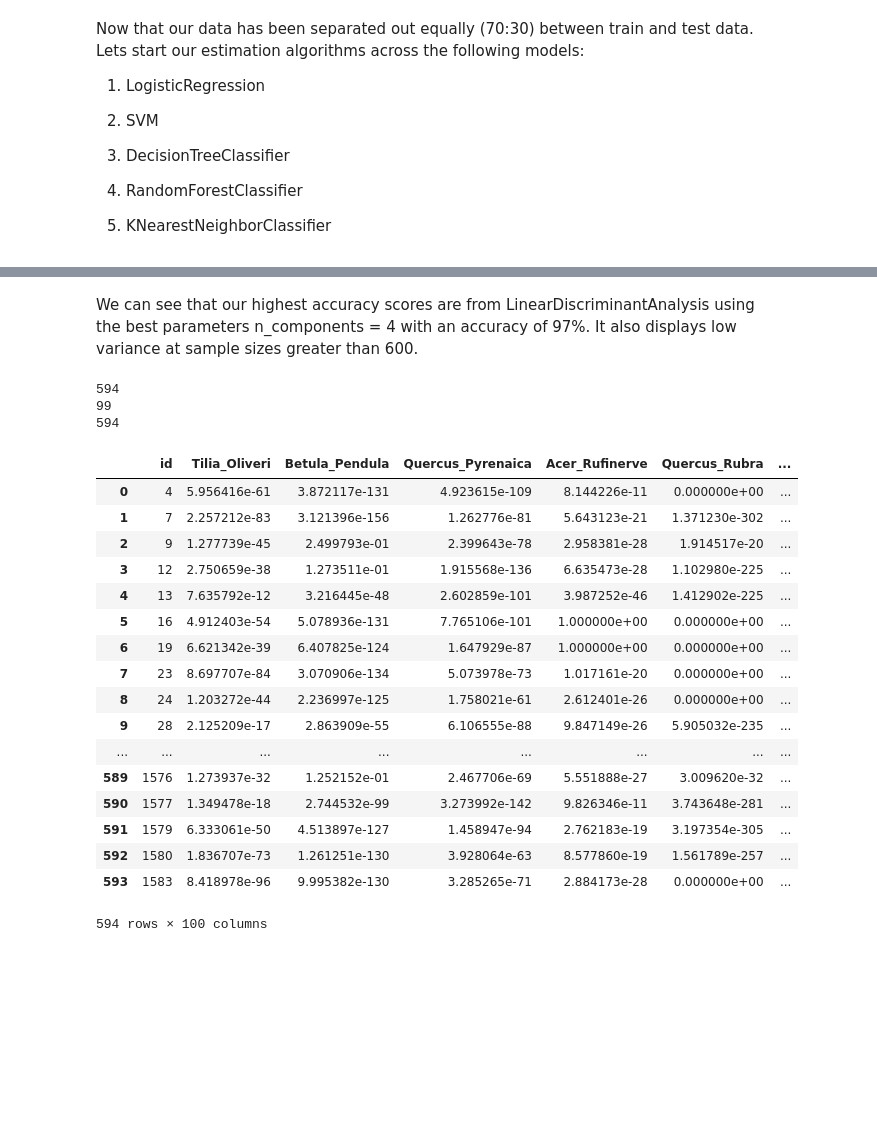
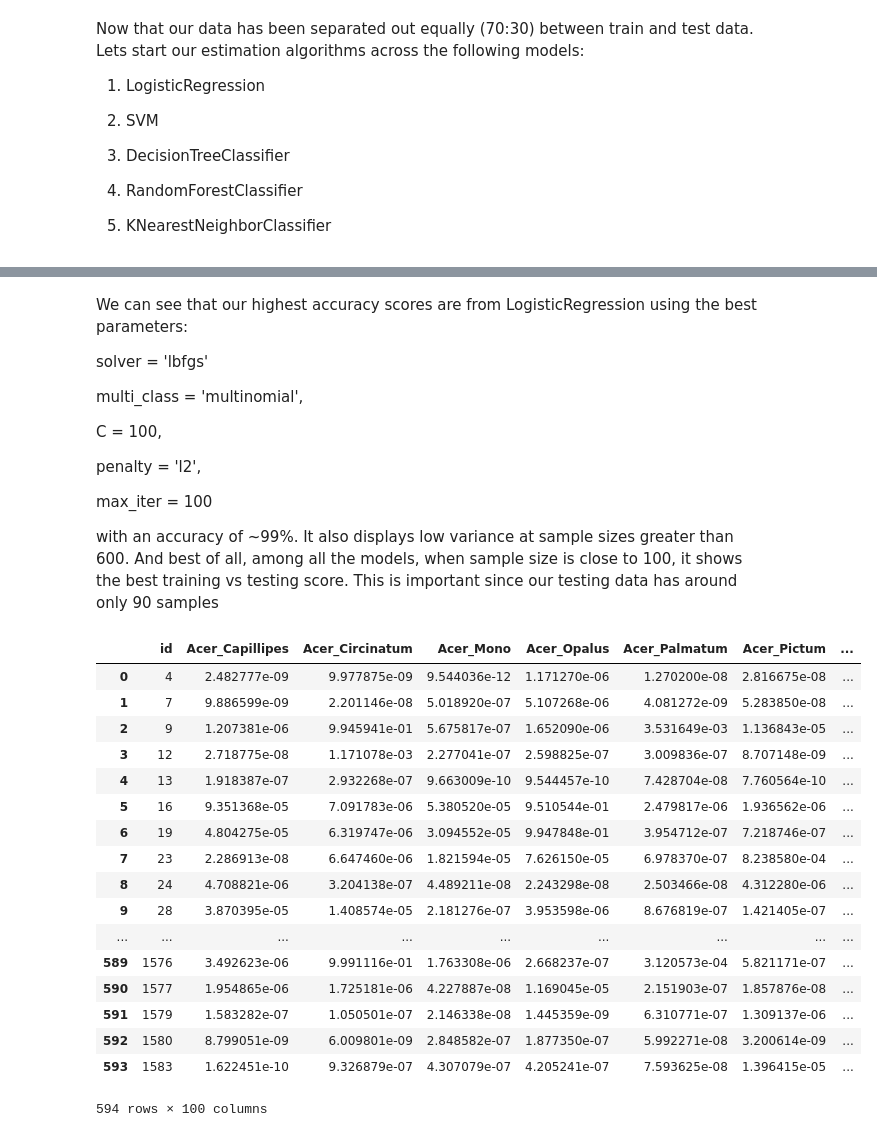
Before and after one commit to in-tandem/real-world-use-cases, a Jupyter notebook: supervised/classification/kaggle/leaf_classification/leaf_classification_kaggle_problem.ipynb, the cells around one changed output, grey strips where cells are left out. Drawn from its saved outputs; the diff is of its cells as text; code cells hidden in the pictures; blank space fills up the shorter version.

Commit message:
final submission score of 0.03 in kaggle

```diff
--- a/supervised/classification/kaggle/leaf_classification/leaf_classification_kaggle_problem.ipynb
+++ b/supervised/classification/kaggle/leaf_classification/leaf_classification_kaggle_problem.ipynb
@@ -589,57 +589,66 @@ lda                                 0.000000
 # %% [markdown]
-We can see that our highest accuracy scores are from LinearDiscriminantAnalysis using the best parameters n_components = 4 with an accuracy of 97%. It also displays low variance at sample sizes greater than 600.
+We can see that our highest accuracy scores are from LogisticRegression using the best parameters:
+
+solver = 'lbfgs'
+
+multi_class = 'multinomial',
+
+C = 100,
+
+penalty = 'l2',
+
+max_iter = 100
+
+
+with an accuracy of ~99%. It also displays low variance at sample sizes greater than 600. And best of all, among all the models, when sample size is close to 100, it shows the best training vs testing score. This is important since our testing data has around only 90 samples
 # %%
 
 X_test = test_data[columns_wanted]
 ids = test_data['id'].values
 # %%
-pipeline = Pipeline([('scaler', StandardScaler()),('lineardiscriminantanalysis', LinearDiscriminantAnalysis())])
+pipeline = Pipeline([('scaler', StandardScaler()),('lineardiscriminantanalysis', LogisticRegression(random_state = 1, solver = 'lbfgs', multi_class = 'multinomial', C = 100, penalty = 'l2', max_iter = 100))])
 
-param_grid = [{'lineardiscriminantanalysis__n_components':[4]}]
+param_grid = [{}]
 
 search = GridSearchCV(estimator = pipeline, param_grid = param_grid, scoring = 'accuracy', cv = 10)
 
-search.fit(train_data[columns_wanted], train_data['species']) ## fit on the entire training data
+search.fit(train_data[columns_wanted], Y) ## fit on the entire training data
 
 probabilities = search.predict_proba(X_test)
 
 
-classes = train_data['species'].values
+classes = train_data['species'].unique()
 
 # print(classes)
-# %%
-
-print(len(probabilities))
-print(len(set(classes)))
-print(len(ids))
-# %% [output]
-594
-99
-594
 # %%
-submission = panda.DataFrame(probabilities, columns=set(classes))
+classes = classes.tolist()
+## it is important to sort the classes, since predict_proba returns array-like, shape = [n_samples, n_classes]
+# Returns the probability of the sample for each class in the model, where classes are ordered as they are in self.classes_.
+classes.sort()
+
+submission = panda.DataFrame(probabilities, columns=classes)
 submission.insert(0, 'id', ids)
 submission.reset_index()
 
 # Export Submission
 submission.to_csv('C:/Users/somak/Documents/somak_python/real-world-use-cases/supervised/classification/kaggle/leaf_classification/submission.csv', index = False)
 submission
 # %% [output]
-|  | id | Tilia_Oliveri | Betula_Pendula | Quercus_Pyrenaica | Acer_Rufinerve | Quercus_Rubra | ... |
-| 0 | 4 | 5.956416e-61 | 3.872117e-131 | 4.923615e-109 | 8.144226e-11 | 0.000000e+00 | ... |
-| 1 | 7 | 2.257212e-83 | 3.121396e-156 | 1.262776e-81 | 5.643123e-21 | 1.371230e-302 | ... |
-| 2 | 9 | 1.277739e-45 | 2.499793e-01 | 2.399643e-78 | 2.958381e-28 | 1.914517e-20 | ... |
-| 3 | 12 | 2.750659e-38 | 1.273511e-01 | 1.915568e-136 | 6.635473e-28 | 1.102980e-225 | ... |
-| 4 | 13 | 7.635792e-12 | 3.216445e-48 | 2.602859e-101 | 3.987252e-46 | 1.412902e-225 | ... |
-| 5 | 16 | 4.912403e-54 | 5.078936e-131 | 7.765106e-101 | 1.000000e+00 | 0.000000e+00 | ... |
-| 6 | 19 | 6.621342e-39 | 6.407825e-124 | 1.647929e-87 | 1.000000e+00 | 0.000000e+00 | ... |
-| 7 | 23 | 8.697707e-84 | 3.070906e-134 | 5.073978e-73 | 1.017161e-20 | 0.000000e+00 | ... |
-| 8 | 24 | 1.203272e-44 | 2.236997e-125 | 1.758021e-61 | 2.612401e-26 | 0.000000e+00 | ... |
-| 9 | 28 | 2.125209e-17 | 2.863909e-55 | 6.106555e-88 | 9.847149e-26 | 5.905032e-235 | ... |
-| ... | ... | ... | ... | ... | ... | ... | ... |
-| 589 | 1576 | 1.273937e-32 | 1.252152e-01 | 2.467706e-69 | 5.551888e-27 | 3.009620e-32 | ... |
-| 590 | 1577 | 1.349478e-18 | 2.744532e-99 | 3.273992e-142 | 9.826346e-11 | 3.743648e-281 | ... |
-| 591 | 1579 | 6.333061e-50 | 4.513897e-127 | 1.458947e-94 | 2.762183e-19 | 3.197354e-305 | ... |
-| 592 | 1580 | 1.836707e-73 | 1.261251e-130 | 3.928064e-63 | 8.577860e-19 | 1.561789e-257 | ... |
-| 593 | 1583 | 8.418978e-96 | 9.995382e-130 | 3.285265e-71 | 2.884173e-28 | 0.000000e+00 | ... |
+|  | id | Acer_Capillipes | Acer_Circinatum | Acer_Mono | Acer_Opalus | Acer_Palmatum | Acer_Pictum | ... |
+| 0 | 4 | 2.482777e-09 | 9.977875e-09 | 9.544036e-12 | 1.171270e-06 | 1.270200e-08 | 2.816675e-08 | ... |
+| 1 | 7 | 9.886599e-09 | 2.201146e-08 | 5.018920e-07 | 5.107268e-06 | 4.081272e-09 | 5.283850e-08 | ... |
+| 2 | 9 | 1.207381e-06 | 9.945941e-01 | 5.675817e-07 | 1.652090e-06 | 3.531649e-03 | 1.136843e-05 | ... |
+| 3 | 12 | 2.718775e-08 | 1.171078e-03 | 2.277041e-07 | 2.598825e-07 | 3.009836e-07 | 8.707148e-09 | ... |
+| 4 | 13 | 1.918387e-07 | 2.932268e-07 | 9.663009e-10 | 9.544457e-10 | 7.428704e-08 | 7.760564e-10 | ... |
+| 5 | 16 | 9.351368e-05 | 7.091783e-06 | 5.380520e-05 | 9.510544e-01 | 2.479817e-06 | 1.936562e-06 | ... |
+| 6 | 19 | 4.804275e-05 | 6.319747e-06 | 3.094552e-05 | 9.947848e-01 | 3.954712e-07 | 7.218746e-07 | ... |
+| 7 | 23 | 2.286913e-08 | 6.647460e-06 | 1.821594e-05 | 7.626150e-05 | 6.978370e-07 | 8.238580e-04 | ... |
+| 8 | 24 | 4.708821e-06 | 3.204138e-07 | 4.489211e-08 | 2.243298e-08 | 2.503466e-08 | 4.312280e-06 | ... |
+| 9 | 28 | 3.870395e-05 | 1.408574e-05 | 2.181276e-07 | 3.953598e-06 | 8.676819e-07 | 1.421405e-07 | ... |
+| ... | ... | ... | ... | ... | ... | ... | ... | ... |
+| 589 | 1576 | 3.492623e-06 | 9.991116e-01 | 1.763308e-06 | 2.668237e-07 | 3.120573e-04 | 5.821171e-07 | ... |
+| 590 | 1577 | 1.954865e-06 | 1.725181e-06 | 4.227887e-08 | 1.169045e-05 | 2.151903e-07 | 1.857876e-08 | ... |
+| 591 | 1579 | 1.583282e-07 | 1.050501e-07 | 2.146338e-08 | 1.445359e-09 | 6.310771e-07 | 1.309137e-06 | ... |
+| 592 | 1580 | 8.799051e-09 | 6.009801e-09 | 2.848582e-07 | 1.877350e-07 | 5.992271e-08 | 3.200614e-09 | ... |
+| 593 | 1583 | 1.622451e-10 | 9.326879e-07 | 4.307079e-07 | 4.205241e-07 | 7.593625e-08 | 1.396415e-05 | ... |
 594 rows × 100 columns
```
Also changed, not shown: parts of 3 cells of this notebook, 1 other file.
